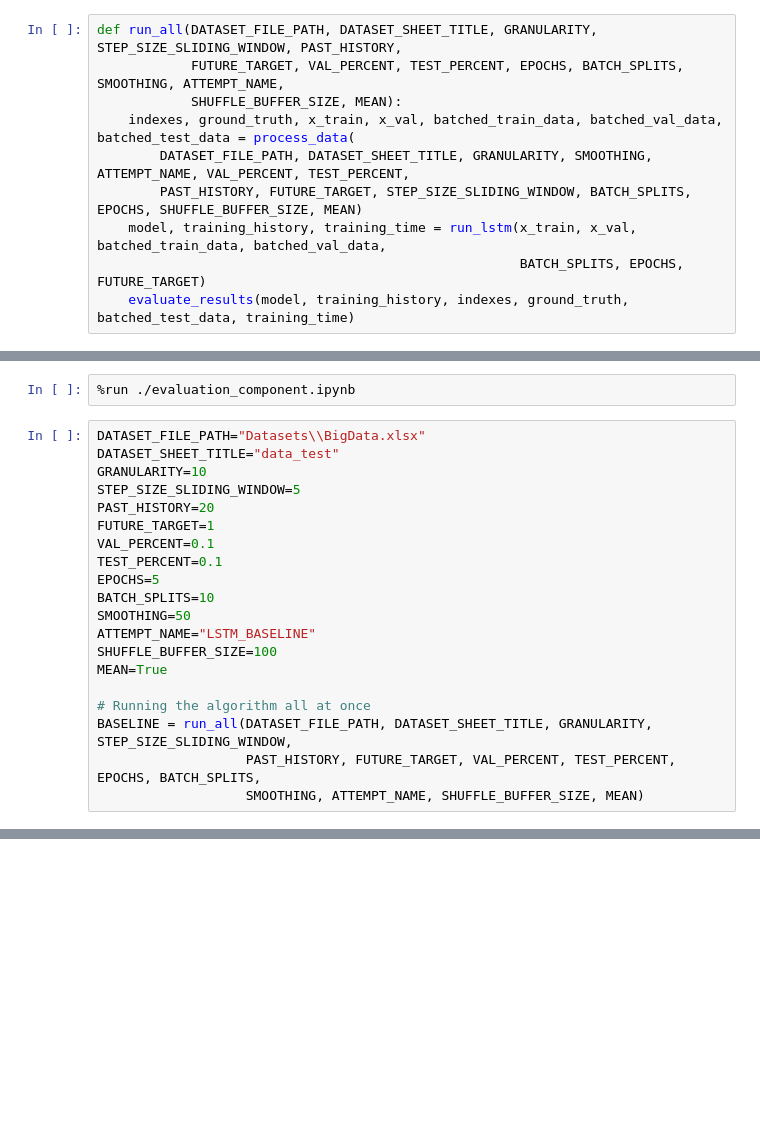
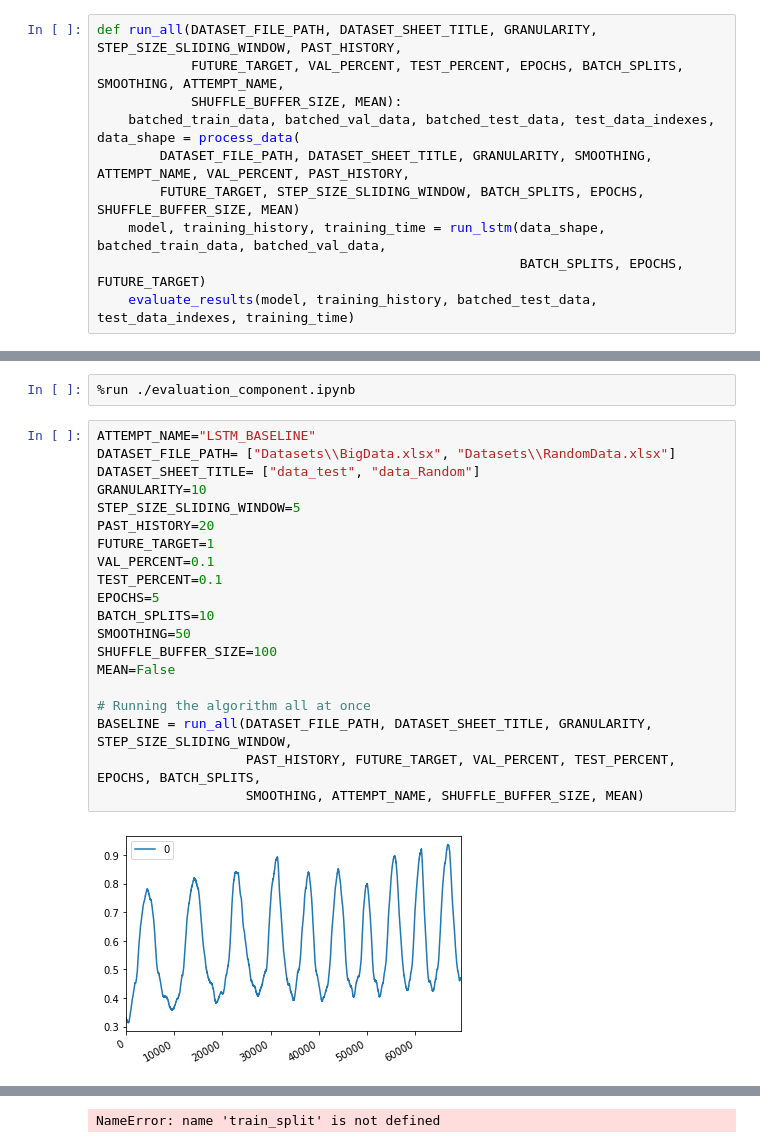
Before and after one commit to j-karls/P9-Exoskeleton, a Jupyter notebook: meta_algorithm.ipynb, the cells around one changed output, grey strips where cells are left out. Saved outputs shown, nothing was run; the diff lists cells and outputs as text; blank space fills up the shorter version.

```diff
--- a/meta_algorithm.ipynb
+++ b/meta_algorithm.ipynb
@@ -28,12 +28,12 @@ from timeit import default_timer as timer
 def run_all(DATASET_FILE_PATH, DATASET_SHEET_TITLE, GRANULARITY, STEP_SIZE_SLIDING_WINDOW, PAST_HISTORY,
             FUTURE_TARGET, VAL_PERCENT, TEST_PERCENT, EPOCHS, BATCH_SPLITS, SMOOTHING, ATTEMPT_NAME,
             SHUFFLE_BUFFER_SIZE, MEAN):
-    indexes, ground_truth, x_train, x_val, batched_train_data, batched_val_data, batched_test_data = process_data(
-        DATASET_FILE_PATH, DATASET_SHEET_TITLE, GRANULARITY, SMOOTHING, ATTEMPT_NAME, VAL_PERCENT, TEST_PERCENT,
-        PAST_HISTORY, FUTURE_TARGET, STEP_SIZE_SLIDING_WINDOW, BATCH_SPLITS, EPOCHS, SHUFFLE_BUFFER_SIZE, MEAN)
-    model, training_history, training_time = run_lstm(x_train, x_val, batched_train_data, batched_val_data,
+    batched_train_data, batched_val_data, batched_test_data, test_data_indexes, data_shape = process_data(
+        DATASET_FILE_PATH, DATASET_SHEET_TITLE, GRANULARITY, SMOOTHING, ATTEMPT_NAME, VAL_PERCENT, PAST_HISTORY,
+        FUTURE_TARGET, STEP_SIZE_SLIDING_WINDOW, BATCH_SPLITS, EPOCHS, SHUFFLE_BUFFER_SIZE, MEAN)
+    model, training_history, training_time = run_lstm(data_shape, batched_train_data, batched_val_data,
                                                       BATCH_SPLITS, EPOCHS, FUTURE_TARGET)
-    evaluate_results(model, training_history, indexes, ground_truth, batched_test_data, training_time)
+    evaluate_results(model, training_history, batched_test_data, test_data_indexes, training_time)
 # %%
 # Load algorithm
 %run ./data_management_component.ipynb
@@ -42,22 +42,24 @@ def run_all(DATASET_FILE_PATH, DATASET_SHEET_TITLE, GRANULARITY, STEP_SIZE_SLIDI
 # %%
 %run ./evaluation_component.ipynb
 # %%
-DATASET_FILE_PATH="Datasets\\BigData.xlsx"
-DATASET_SHEET_TITLE="data_test"
+ATTEMPT_NAME="LSTM_BASELINE"
+DATASET_FILE_PATH= ["Datasets\\BigData.xlsx", "Datasets\\RandomData.xlsx"]
+DATASET_SHEET_TITLE= ["data_test", "data_Random"]
 GRANULARITY=10
 STEP_SIZE_SLIDING_WINDOW=5
 PAST_HISTORY=20
 FUTURE_TARGET=1
 VAL_PERCENT=0.1
 TEST_PERCENT=0.1
 EPOCHS=5
 BATCH_SPLITS=10
 SMOOTHING=50
-ATTEMPT_NAME="LSTM_BASELINE"
 SHUFFLE_BUFFER_SIZE=100
-MEAN=True
+MEAN=False
 
 # Running the algorithm all at once
 BASELINE = run_all(DATASET_FILE_PATH, DATASET_SHEET_TITLE, GRANULARITY, STEP_SIZE_SLIDING_WINDOW,
                    PAST_HISTORY, FUTURE_TARGET, VAL_PERCENT, TEST_PERCENT, EPOCHS, BATCH_SPLITS,
                    SMOOTHING, ATTEMPT_NAME, SHUFFLE_BUFFER_SIZE, MEAN)
+# %% [output]
+[figure, added]
@@ -63,0 +68 @@ BASELINE = run_all(DATASET_FILE_PATH, DATASET_SHEET_TITLE, GRANULARITY, STEP_SIZ
+NameError: name 'train_split' is not defined
```
Also changed, not shown: parts of 1 cell of this notebook, 3 other files.
